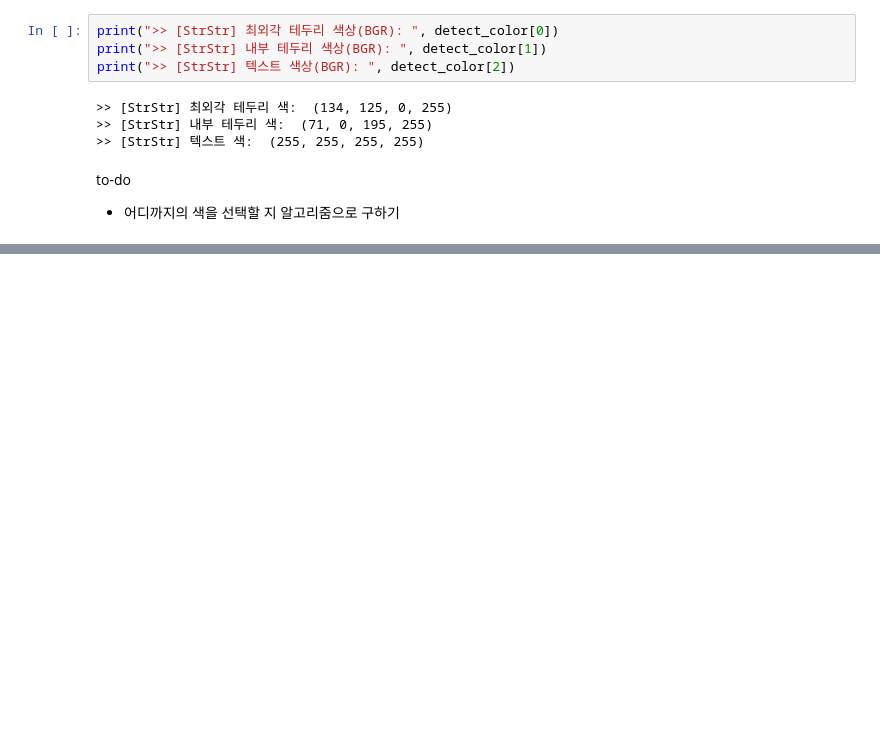
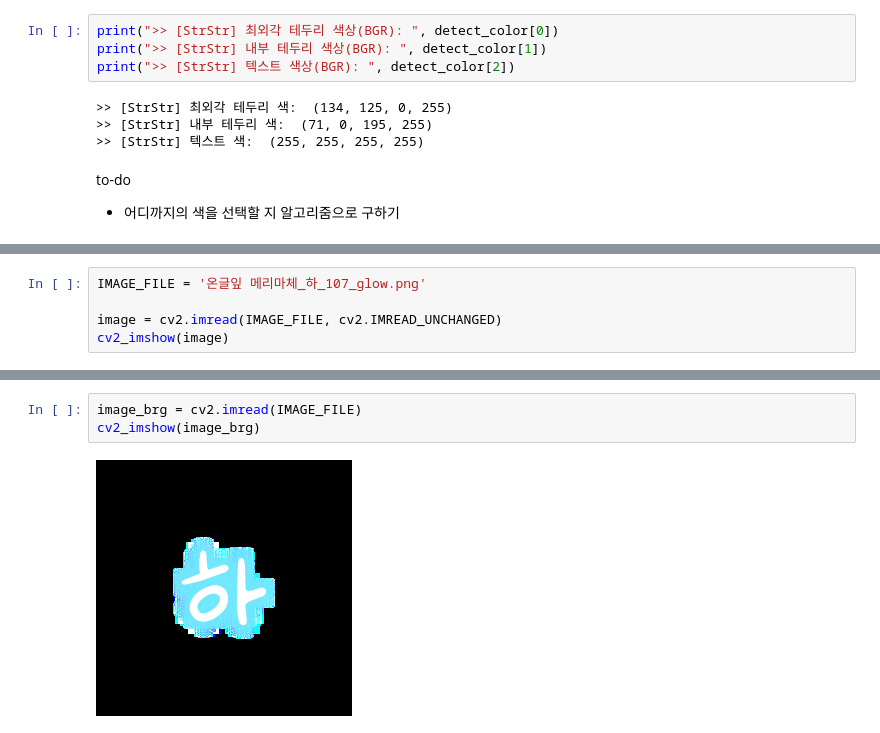
Before and after one commit to min02choi/Style-Color-Detect, a Jupyter notebook: color_detect.ipynb, the cells around one changed output, grey strips where cells are left out. Cells and saved outputs as stored; diff of their text form; blank space fills up the shorter version.

```diff
--- a/color_detect.ipynb
+++ b/color_detect.ipynb
@@ -820,0 +823,5 @@ to-do
+# %%
+IMAGE_FILE = '온글잎 메리마체_하_107_glow.png'
+
+image = cv2.imread(IMAGE_FILE, cv2.IMREAD_UNCHANGED)
+cv2_imshow(image)
@@ -820,0 +830,5 @@ to-do
+# %%
+image_brg = cv2.imread(IMAGE_FILE)
+cv2_imshow(image_brg)
+# %% [output]
+[figure, added]
```
Also changed, not shown: parts of 13 cells of this notebook.
